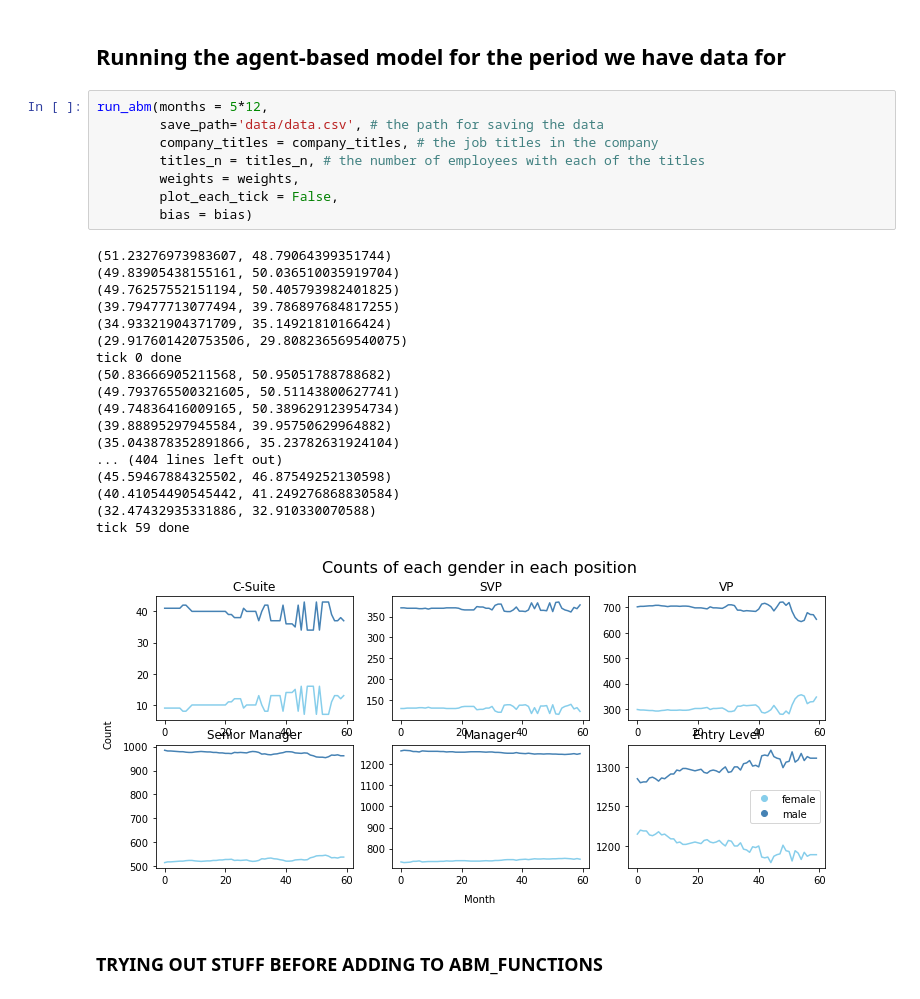
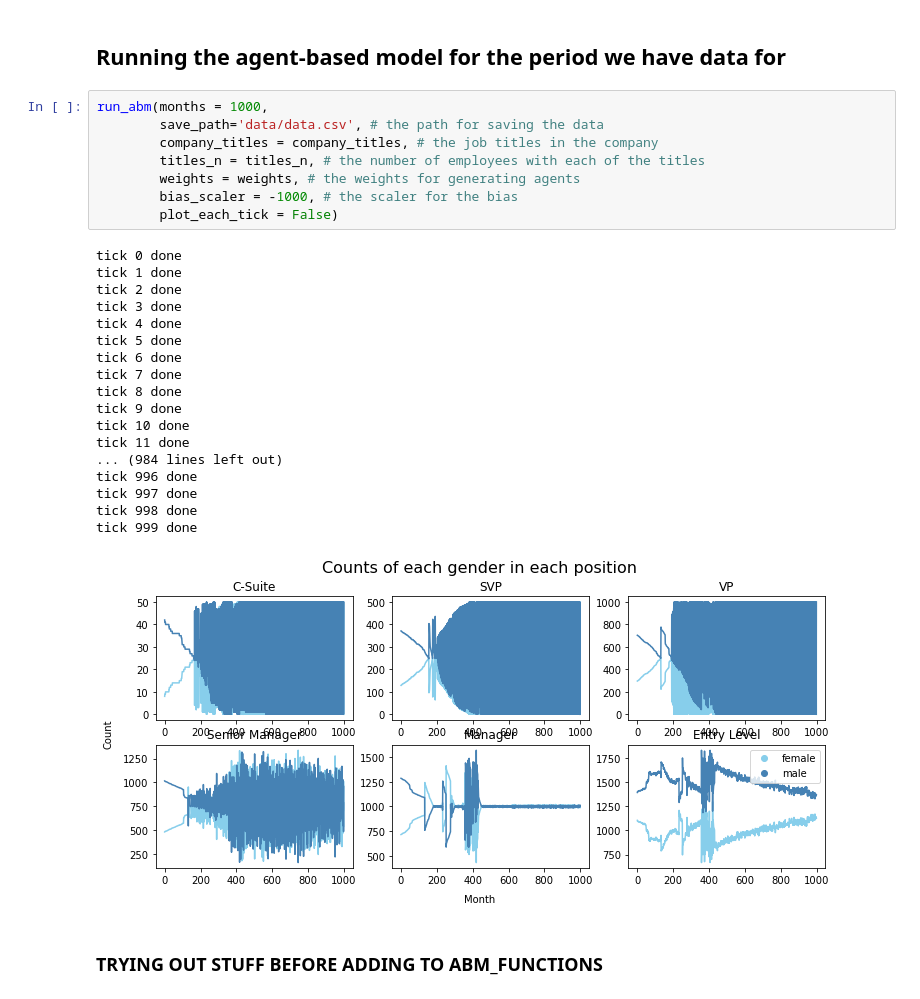
Before and after one commit to laurabpaulsen/agentbased_modelling, a Jupyter notebook: ABM.ipynb, the cells around one changed output. Saved outputs shown, nothing was run; the diff lists cells and outputs as text.

```diff
--- a/ABM.ipynb
+++ b/ABM.ipynb
@@ -77,32 +70,32 @@ weights = {
 # %% [markdown]
 ## Running the agent-based model for the period we have data for
 # %%
-run_abm(months = 5*12,
+run_abm(months = 1000,
         save_path='data/data.csv', # the path for saving the data
         company_titles = company_titles, # the job titles in the company
         titles_n = titles_n, # the number of employees with each of the titles
-        weights = weights,
-        plot_each_tick = False,
-        bias = bias)
+        weights = weights, # the weights for generating agents
+        bias_scaler = -1000, # the scaler for the bias
+        plot_each_tick = False)
 # %% [output]
-(51.23276973983607, 48.79064399351744)
-(49.83905438155161, 50.036510035919704)
-(49.76257552151194, 50.405793982401825)
-(39.79477713077494, 39.786897684817255)
-(34.93321904371709, 35.14921810166424)
-(29.917601420753506, 29.808236569540075)
 tick 0 done
-(50.83666905211568, 50.95051788788682)
-(49.793765500321605, 50.51143800627741)
-(49.74836416009165, 50.389629123954734)
-(39.88895297945584, 39.95750629964882)
-(35.043878352891866, 35.23782631924104)
-... (404 lines left out)
-(45.59467884325502, 46.87549252130598)
-(40.41054490545442, 41.249276868830584)
-(32.47432935331886, 32.910330070588)
-tick 59 done
+tick 1 done
+tick 2 done
+tick 3 done
+tick 4 done
+tick 5 done
+tick 6 done
+tick 7 done
+tick 8 done
+tick 9 done
+tick 10 done
+tick 11 done
+... (984 lines left out)
+tick 996 done
+tick 997 done
+tick 998 done
+tick 999 done
-[figure, old version]
+[figure, new version]
 # %% [markdown]
 ### TRYING OUT STUFF BEFORE ADDING TO ABM_FUNCTIONS
 # %%
```
Also changed, not shown: parts of 4 cells of this notebook, 3 other files.
